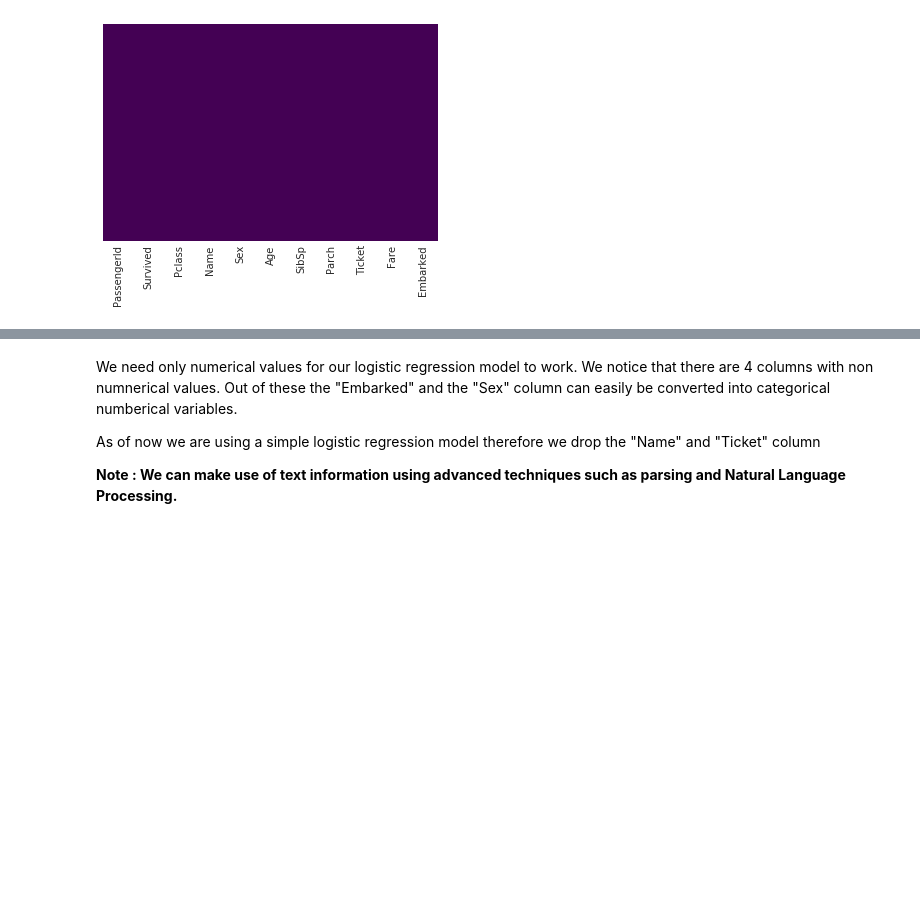
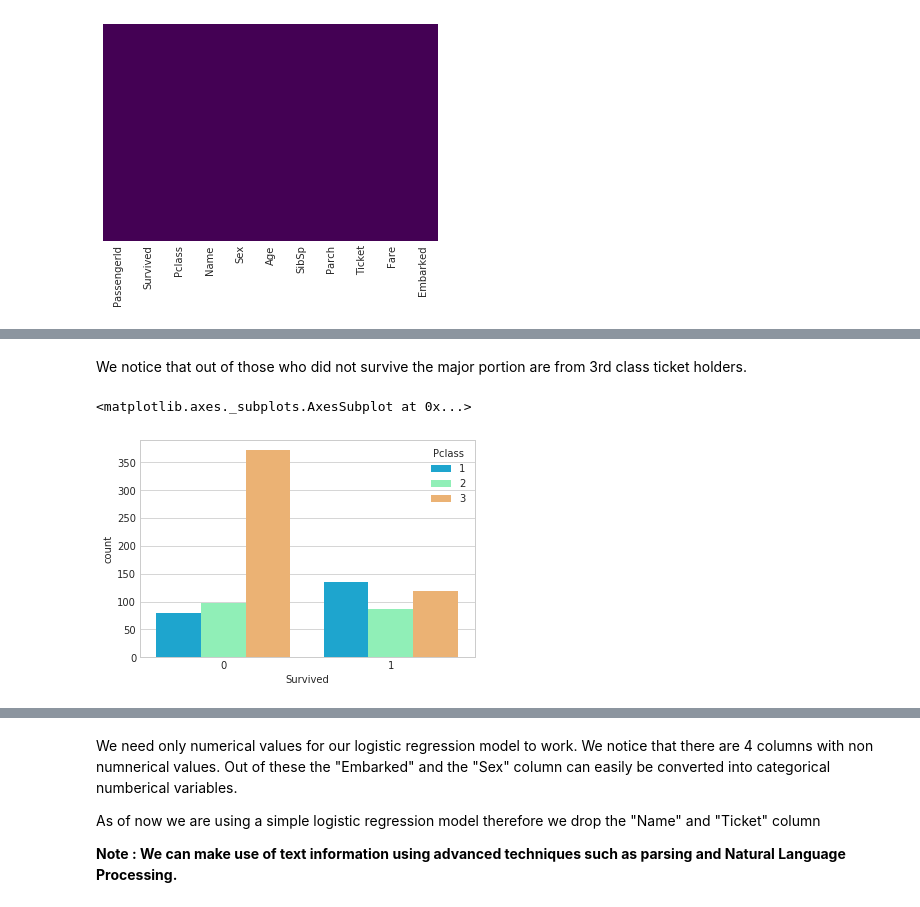
Before and after one commit to mansimar-s/ml-projects, a Jupyter notebook: titanic/titanic.ipynb, the cells around one changed output, grey strips where cells are left out. Cells and saved outputs as stored; diff of their text form; code cells hidden in the pictures; blank space fills up the shorter version.

```diff
--- a/titanic/titanic.ipynb
+++ b/titanic/titanic.ipynb
@@ -131,0 +144,7 @@ sns.heatmap(data=titanic_train.isnull(),yticklabels=False,cbar=False,cmap="virid
+# %% [markdown]
+We notice that out of those who did not survive the major portion are from 3rd class ticket holders.
+# %%
+sns. countplot(data=titanic_train, x="Survived", hue="Pclass", palette="rainbow")
+# %% [output]
+<matplotlib.axes._subplots.AxesSubplot at 0x...>
+[figure, added]
```
Also changed, not shown: parts of 40 cells of this notebook, 3 other files.
